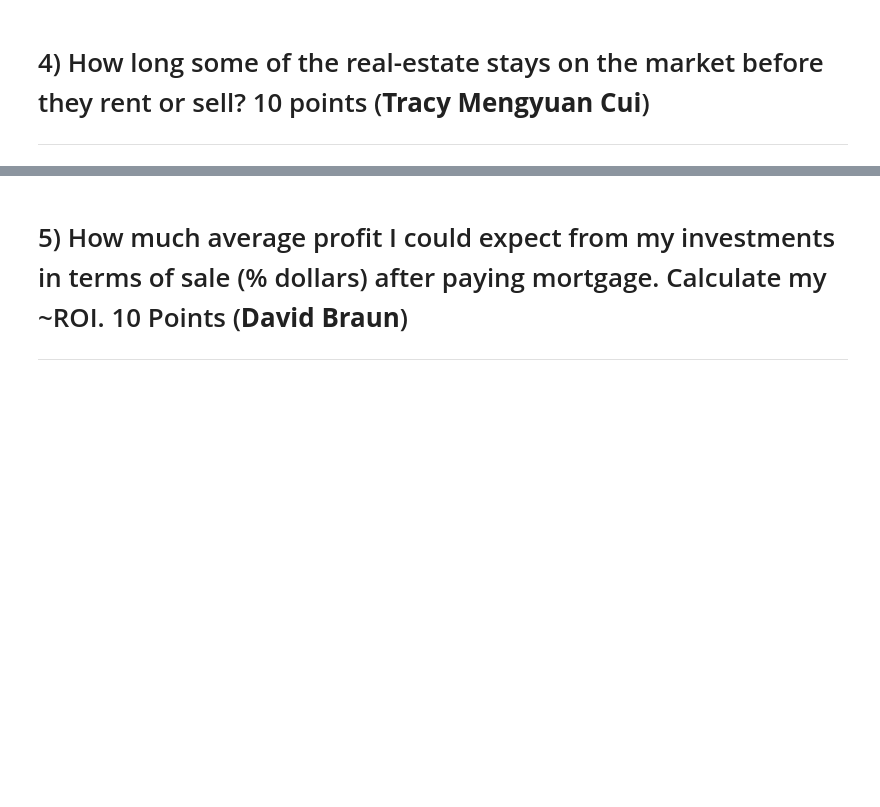
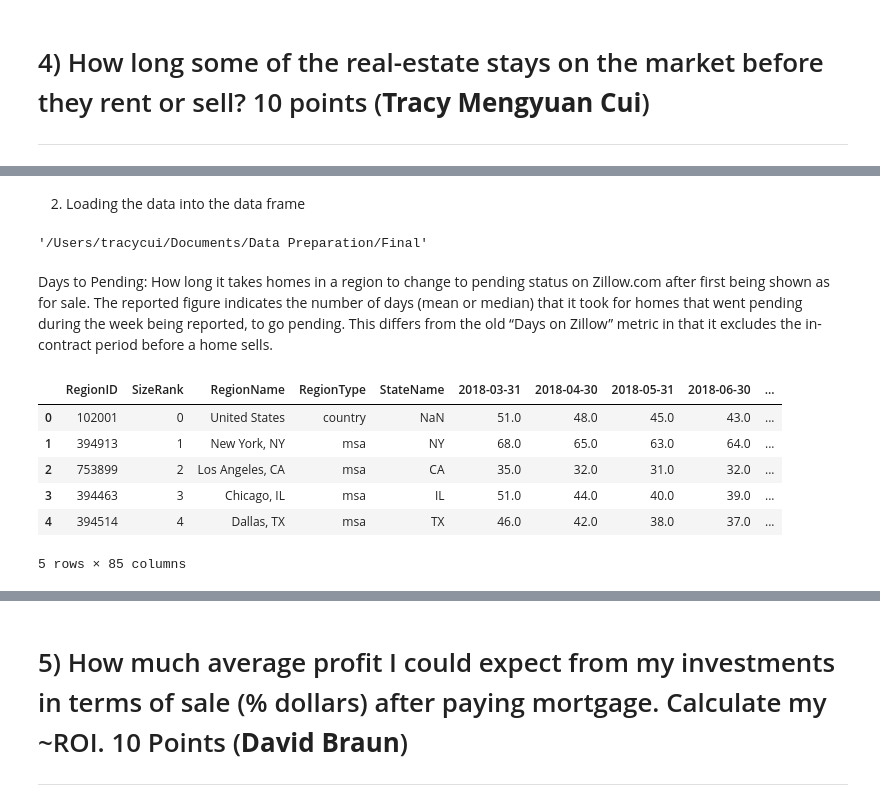
Before and after one commit to DavidBraun777/final-group-project-seis-631, a Jupyter notebook: Final_Project_SEIS631.ipynb, the cells around one changed output, grey strips where cells are left out. Drawn from its saved outputs; the diff is of its cells as text; code cells hidden in the pictures; blank space fills up the shorter version.

```diff
--- a/Final_Project_SEIS631.ipynb
+++ b/Final_Project_SEIS631.ipynb
@@ -603,0 +638,22 @@ Investing now in the above chosen markets to yield significant returns.
+# %% [markdown]
+2. Loading the data into the data frame
+# %%
+import os
+os.getcwd()
+# %% [output]
+'/Users/tracycui/Documents/Data Preparation/Final'
+# %% [markdown]
+Days to Pending: How long it takes homes in a region to change to pending status on Zillow.com after first being shown as for sale. The reported figure indicates the number of days (mean or median) that it took for homes that went pending during the week being reported, to go pending. This differs from the old “Days on Zillow” metric in that it excludes the in-contract period before a home sells.
+# %%
+# Mean days of pending (monthly)
+df1 = pd.read_csv("Metro_mean_doz_pending_uc_sfrcondo_sm_month.csv")
+# To display the top 5 rows
+df1.head(5)
+# %% [output]
+|  | RegionID | SizeRank | RegionName | RegionType | StateName | 2018-03-31 | 2018-04-30 | 2018-05-31 | 2018-06-30 | ... |
+| 0 | 102001 | 0 | United States | country | NaN | 51.0 | 48.0 | 45.0 | 43.0 | ... |
+| 1 | 394913 | 1 | New York, NY | msa | NY | 68.0 | 65.0 | 63.0 | 64.0 | ... |
+| 2 | 753899 | 2 | Los Angeles, CA | msa | CA | 35.0 | 32.0 | 31.0 | 32.0 | ... |
+| 3 | 394463 | 3 | Chicago, IL | msa | IL | 51.0 | 44.0 | 40.0 | 39.0 | ... |
+| 4 | 394514 | 4 | Dallas, TX | msa | TX | 46.0 | 42.0 | 38.0 | 37.0 | ... |
+5 rows × 85 columns
```
Also changed, not shown: parts of 27 cells of this notebook.
